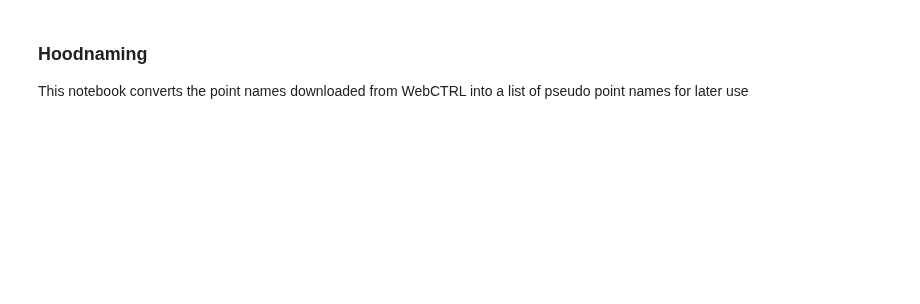
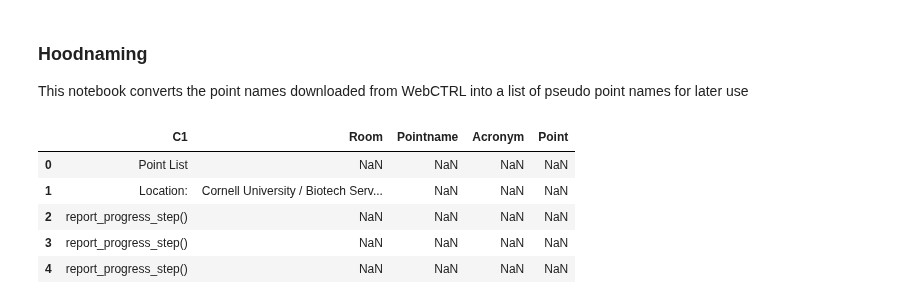
Before and after one commit to thereidfleish/fume-hood-dashboard, a Jupyter notebook: hoodnaming.ipynb, the cells around one changed output. Saved outputs shown, nothing was run; the diff lists cells and outputs as text; code cells hidden in the pictures; blank space fills up the shorter version.

```diff
--- a/hoodnaming.ipynb
+++ b/hoodnaming.ipynb
@@ -4,0 +8,11 @@ This notebook converts the point names downloaded from WebCTRL into a list of ps
+# %%
+url = 'https://github.com/thereidfleish/fume-hood-dashboard/blob/Robbie/report1678804296452.csv?raw=true'
+pointnames = pd.read_csv(url)
+pointnames.head()
+# %% [output]
+|  | C1 | Room | Pointname | Acronym | Point |
+| 0 | Point List | NaN | NaN | NaN | NaN |
+| 1 | Location: | Cornell University / Biotech Serv... | NaN | NaN | NaN |
+| 2 | report_progress_step() | NaN | NaN | NaN | NaN |
+| 3 | report_progress_step() | NaN | NaN | NaN | NaN |
+| 4 | report_progress_step() | NaN | NaN | NaN | NaN |
```
Also changed, not shown: parts of 3 cells of this notebook.
